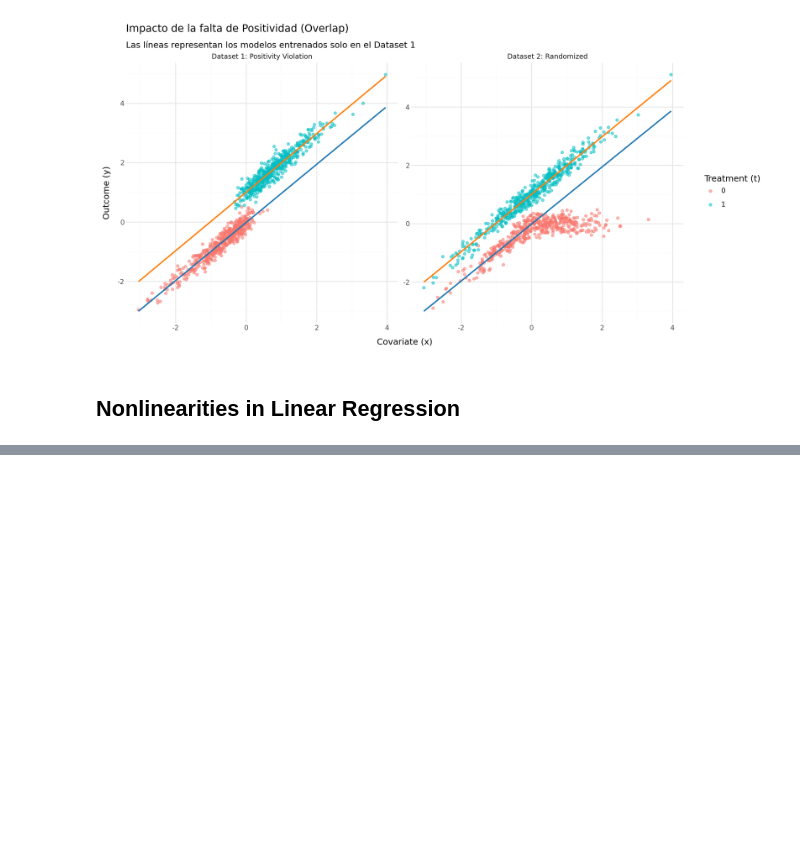
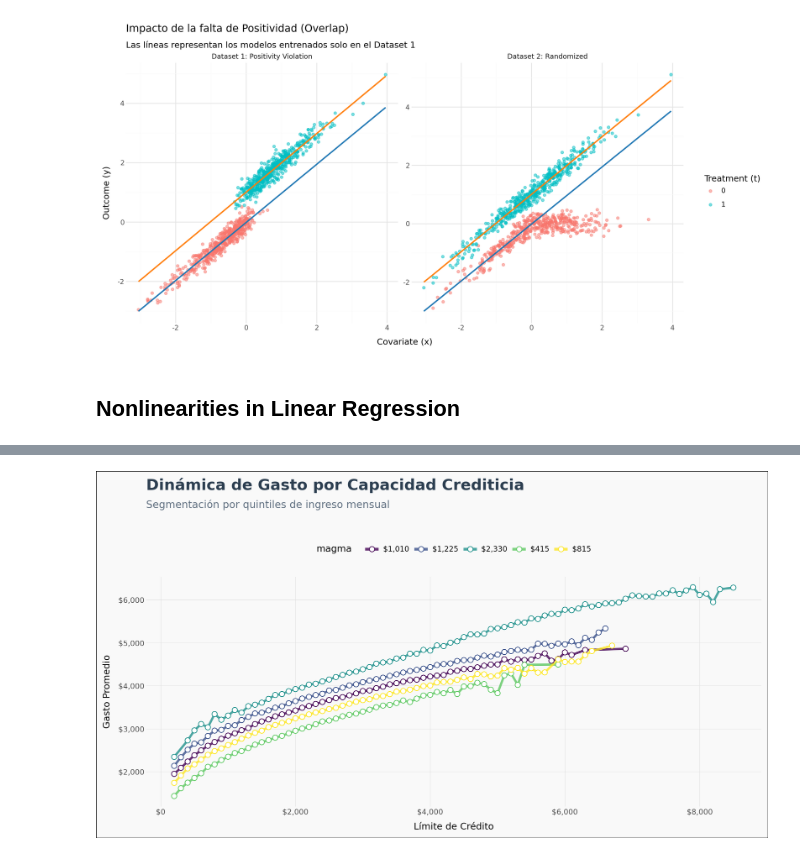
Before and after one commit to Sechi42/Causal_Inference-with-python, a Jupyter notebook: ch04/ch04.ipynb, the cells around one changed output, grey strips where cells are left out. Drawn from its saved outputs; the diff is of its cells as text; code cells hidden in the pictures; blank space fills up the shorter version.

```diff
--- a/ch04/ch04.ipynb
+++ b/ch04/ch04.ipynb
@@ -823,3 +823,6 @@ plot
 [figure]
 # %% [markdown]
 ## Nonlinearities in Linear Regression
+# %%
+data = pl.read_csv("../data/spend_data.csv")
+data
@@ -825,0 +859,53 @@ plot
+# %%
+import polars as pl
+from plotnine import *
+
+# 1. Procesamiento en Polars
+cortes = [data["wage"].quantile(i/5) for i in range(6)]
+mids = [(cortes[i] + cortes[i+1]) / 2 for i in range(5)]
+labels_money = [f"${int(m):,}" for m in mids]
+
+plt_df = (
+    data
+    .with_columns(
+        wage_group = pl.col("wage")
+            .cut(breaks=cortes[1:-1], labels=labels_money)
+            .cast(pl.String)
+    )
+    .group_by(["wage_group", "credit_limit"])
+    .agg(pl.col("spend").mean())
+    .sort("credit_limit")
+)
+
+# 2. Gráfico con escala CMAP (Casi imposible que falle)
+p = (
+    ggplot(plt_df, aes(x="credit_limit", y="spend",
+                       color="wage_group", group="wage_group"))
+    + geom_line(size=1.5, alpha=0.8)
+    + geom_point(size=3, stroke=0.5, fill="white")
+    # scale_color_cmap_d usa los nombres de matplotlib directamente
+    + scale_color_cmap_d(name="magma")
+    + scale_y_continuous(labels=lambda l: [f"${int(x):,}" for x in l])
+    + scale_x_continuous(labels=lambda l: [f"${int(x):,}" for x in l])
+    + theme_minimal()
+    + labs(
+        title="Dinámica de Gasto por Capacidad Crediticia",
+        subtitle="Segmentación por quintiles de ingreso mensual",
+        x="Límite de Crédito",
+        y="Gasto Promedio",
+        color="Ingreso (Mid)"
+    )
+    + theme(
+        figure_size=(11, 6),
+        plot_background=element_rect(fill="#F9F9F9"),
+        panel_grid_major=element_line(color="#E0E0E0", size=0.5),
+        panel_grid_minor=element_blank(),
+        plot_title=element_text(size=18, weight="bold", color="#2C3E50"),
+        plot_subtitle=element_text(size=12, color="#5D6D7E", margin={'b': 20}),
+        legend_position="top"
+    )
+)
+
+p
+# %% [output]
+[figure, added]
```
Also changed, not shown: parts of 39 cells of this notebook.
